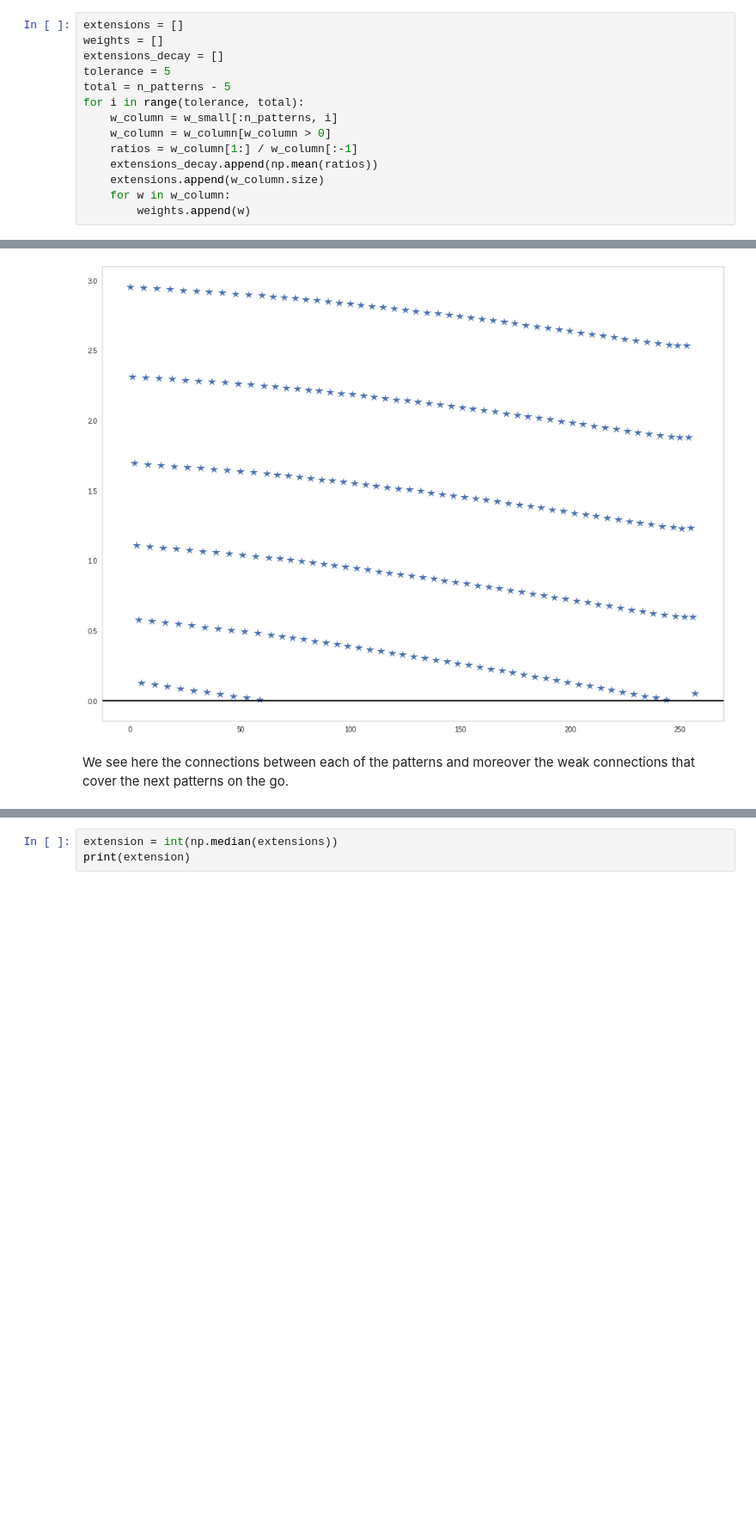
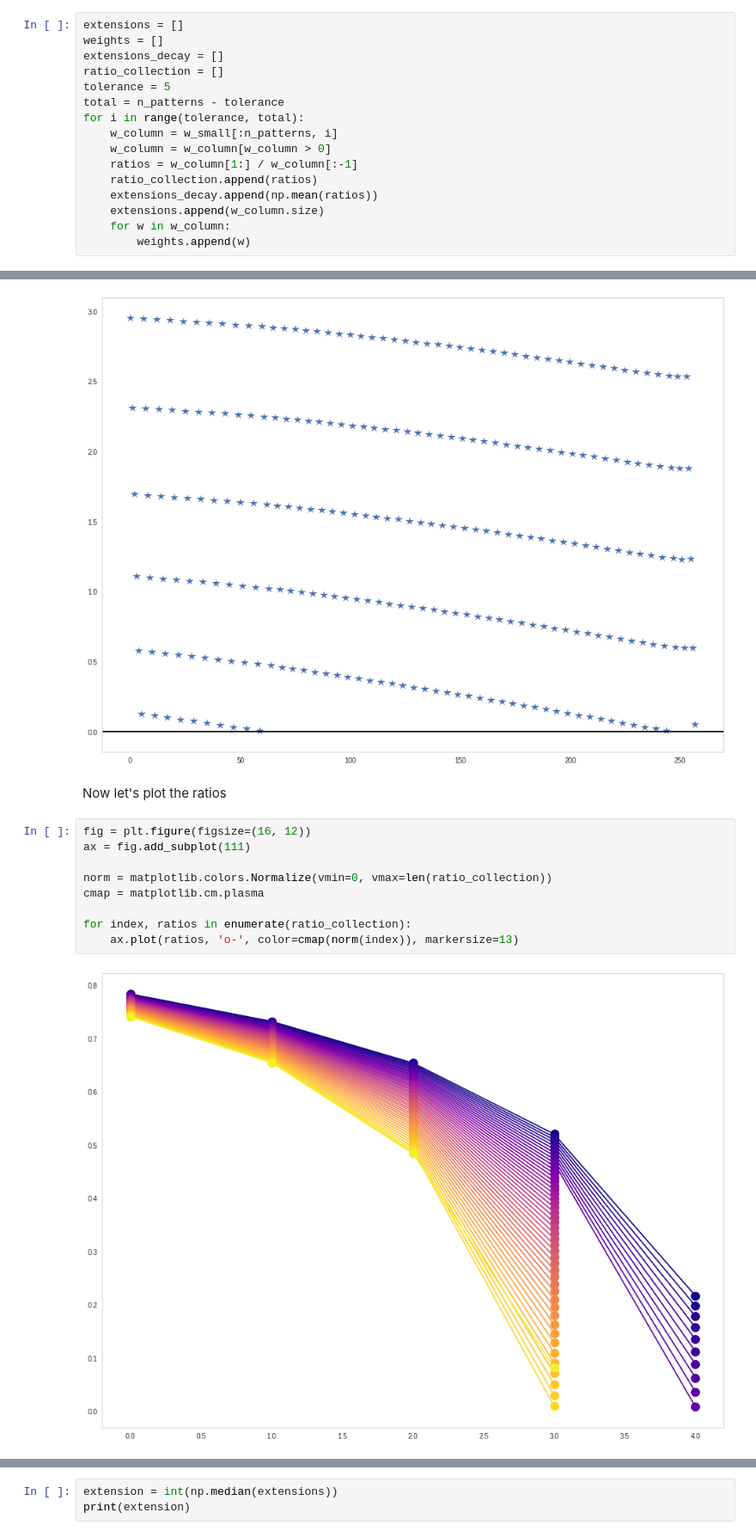
Before and after one commit to h-mayorquin/attractor_sequences, a Jupyter notebook: notebooks/2017-06-04(Study of connectivity matrix I).ipynb, the cells around one changed output, grey strips where cells are left out. Shown at 86% size. Drawn from its saved outputs; the diff is of its cells as text; blank space fills up the shorter version.

```diff
--- a/notebooks/2017-06-04(Study of connectivity matrix I).ipynb
+++ b/notebooks/2017-06-04(Study of connectivity matrix I).ipynb
@@ -247,12 +262,14 @@ Now let's calculate the extensions
 extensions = []
 weights = []
 extensions_decay = []
+ratio_collection = []
 tolerance = 5
-total = n_patterns - 5
+total = n_patterns - tolerance
 for i in range(tolerance, total):
     w_column = w_small[:n_patterns, i]
     w_column = w_column[w_column > 0]
     ratios = w_column[1:] / w_column[:-1]
+    ratio_collection.append(ratios)
     extensions_decay.append(np.mean(ratios))
     extensions.append(w_column.size)
     for w in w_column:
@@ -265,5 +282,16 @@ ax.axhline(0, color='black')
 # %% [output]
 <matplotlib.lines.Line2D at 0x...>
 [figure]
-# %% [markdown]
-We see here the connections between each of the patterns and moreover the weak connections that cover the next patterns on the go.
+# %% [markdown]
+Now let's plot the ratios
+# %%
+fig = plt.figure(figsize=(16, 12))
+ax = fig.add_subplot(111)
+
+norm = matplotlib.colors.Normalize(vmin=0, vmax=len(ratio_collection))
+cmap = matplotlib.cm.plasma
+
+for index, ratios in enumerate(ratio_collection):
+    ax.plot(ratios, 'o-', color=cmap(norm(index)), markersize=13)
+# %% [output]
+[figure, added]
```
Also changed, not shown: parts of 87 cells of this notebook, 3 other files.
